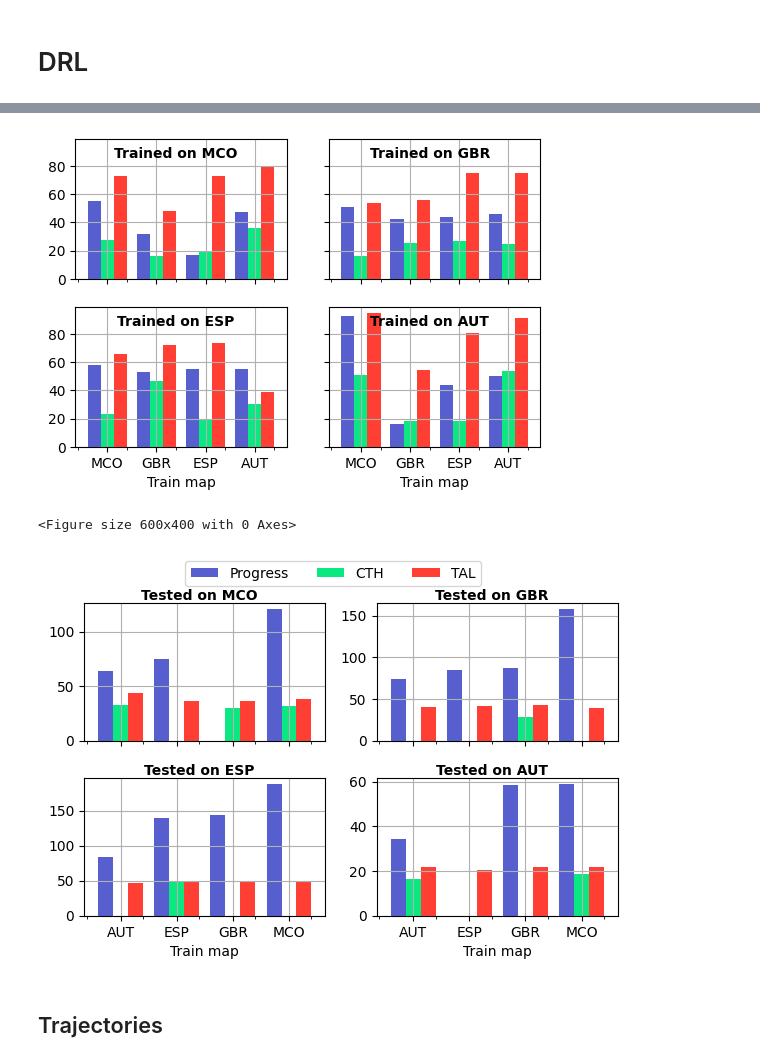
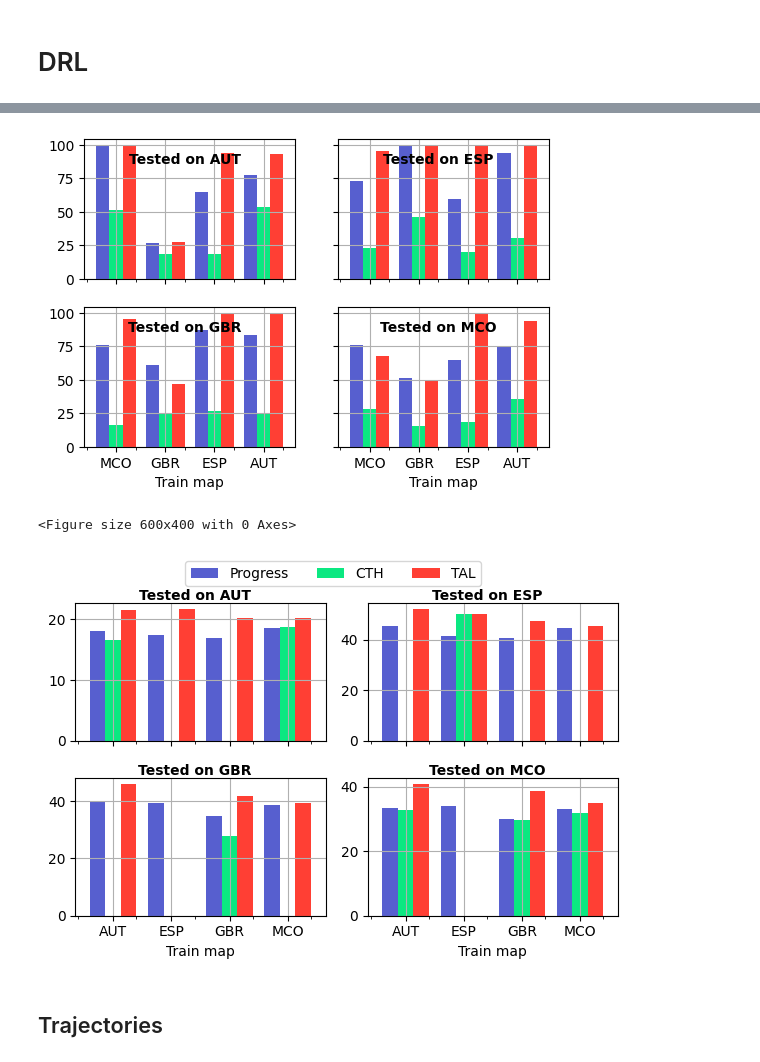
Before and after one commit to BDEvan5/f1tenth_benchmarks, a Jupyter notebook: Notebooks/debugging/drl_debugging_tools.ipynb, the cells around one changed output, grey strips where cells are left out. Saved outputs shown, nothing was run; the diff lists cells and outputs as text; code cells hidden in the pictures.

```diff
--- a/Notebooks/debugging/drl_debugging_tools.ipynb
+++ b/Notebooks/debugging/drl_debugging_tools.ipynb
@@ -154,7 +154,7 @@ fig = plt.figure(figsize=(6, 4))
 
 xs = np.arange(len(map_list))
 width = 0.8
-for i, test_map in enumerate(train_maps):
+for i, test_map in enumerate(map_list):
     grouped_df = summary_df.loc[summary_df.TestMap == test_map]
     grouped_df = grouped_df[["AvgProgress", "TrainMap", "Reward"]]
     grouped_df["AvgProgress"] = grouped_df["AvgProgress"]*100
@@ -168,41 +168,41 @@ for i, test_map in enumerate(train_maps):
     axs.set_xticklabels([x.upper() for x in train_maps], rotation=0)
     axs.set_xlabel(f"Train map")
     # ax[int(i/2), i%2].set_title(f"{test_map.upper()}")
-    axs.text(1, 89, f"Trained on {test_map.upper()}", ha="center", fontdict={"fontsize": 10, "fontweight": "bold"}, va="center")
+    axs.text(1, 89, f"Tested on {test_map.upper()}", ha="center", fontdict={"fontsize": 10, "fontweight": "bold"}, va="center")
     axs.grid()
 # %% [output]
-[figure, old version]
+[figure, new version]
 <Figure size 600x400 with 0 Axes>
 # %%
 
 summary_df = pd.read_csv("Logs/drl_avg_data.csv")
 
 map_list = ["aut", "esp", "gbr", "mco"]
 
 fig, ax = plt.subplots(2, 2, figsize=(6, 4), sharex=True)
 
 xs = np.arange(len(map_list))
 width = 0.8
-for i, test_map in enumerate(train_maps):
+for i, test_map in enumerate(map_list):
     grouped_df = summary_df.loc[summary_df.TestMap == test_map]
     grouped_df = grouped_df[["AvgTime", "TrainMap", "Reward"]]
     max_time = grouped_df.AvgTime.max()
     grouped_df = pd.pivot_table(grouped_df, index="TrainMap", columns="Reward", values="AvgTime")
     # print(grouped_df)
     grouped_df = grouped_df.reset_index("TrainMap")
     grouped_df.plot.bar(ax=ax[int(i/2), i%2], color=colors, width=width, position=1, legend=False)
 
     ax[int(i/2), i%2].set_xticks(xs - width/2)
     ax[int(i/2), i%2].set_xticklabels([x.upper() for x in map_list], rotation=0)
     ax[int(i/2), i%2].set_xlabel(f"Train map")
     # ax[int(i/2), i%2].set_title(f"{test_map.upper()}")
     ax[int(i/2), i%2].text(1, max_time * 1.1, f"Tested on {test_map.upper()}", ha="center", fontdict={"fontsize": 10, "fontweight": "bold"}, va="center")
     ax[int(i/2), i%2].grid()
 
 fig.legend(["Progress", "CTH", "TAL"], loc="upper center", ncol=3, bbox_to_anchor=(0.5, 1.05))
 plt.tight_layout()
 # %% [output]
-[figure, old version]
+[figure, new version]
 # %% [markdown]
 ## Trajectories
 # %%
```
Also changed, not shown: parts of 4 cells of this notebook, 4 other files.
